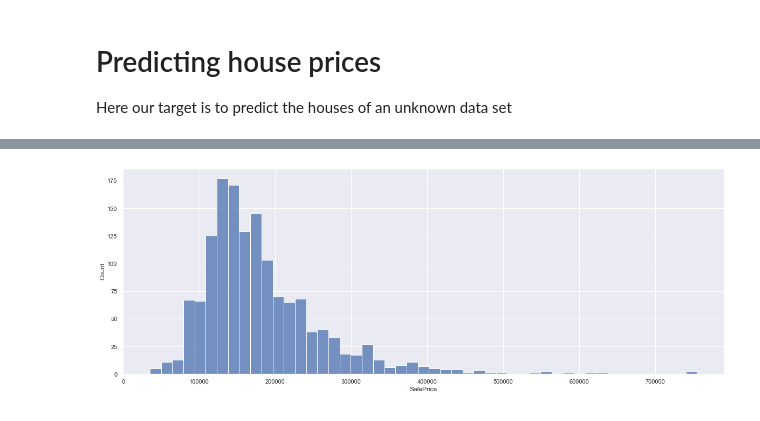
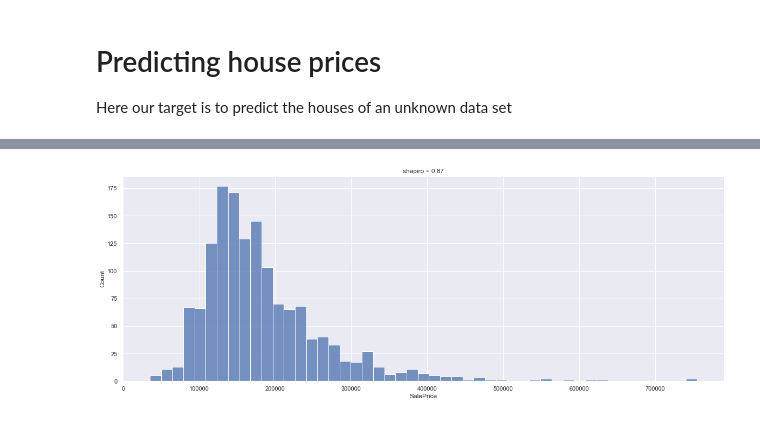
Before and after one commit to mikeal888/kaggle, a Jupyter notebook: House prices/Linear_regression.ipynb, the cells around one changed output, grey strips where cells are left out. Saved outputs shown, nothing was run; the diff lists cells and outputs as text; code cells hidden in the pictures.

```diff
--- a/House prices/Linear_regression.ipynb
+++ b/House prices/Linear_regression.ipynb
@@ -35,10 +29,12 @@ train
 # %%
-# SalePrice is cleuniquey our target feature that we want to predict
+# SalePrice is our target feature that we want to predict
 # The distribution is slightly skewed inidcating a log normal distribution
-fig, ax = plt.subplots()
 
-sns.histplot(train['SalePrice'], ax=ax, color='b')
+shap1 = np.round(stats.shapiro(train['SalePrice'])[0],3)
+
+sns.histplot(train['SalePrice'], color='b')
+plt.title('shapiro = {}'.format(shap1))
 
 plt.show()
 # %% [output]
-[figure, old version]
+[figure, new version]
```
Also changed, not shown: parts of 22 cells of this notebook, 1 other file.
